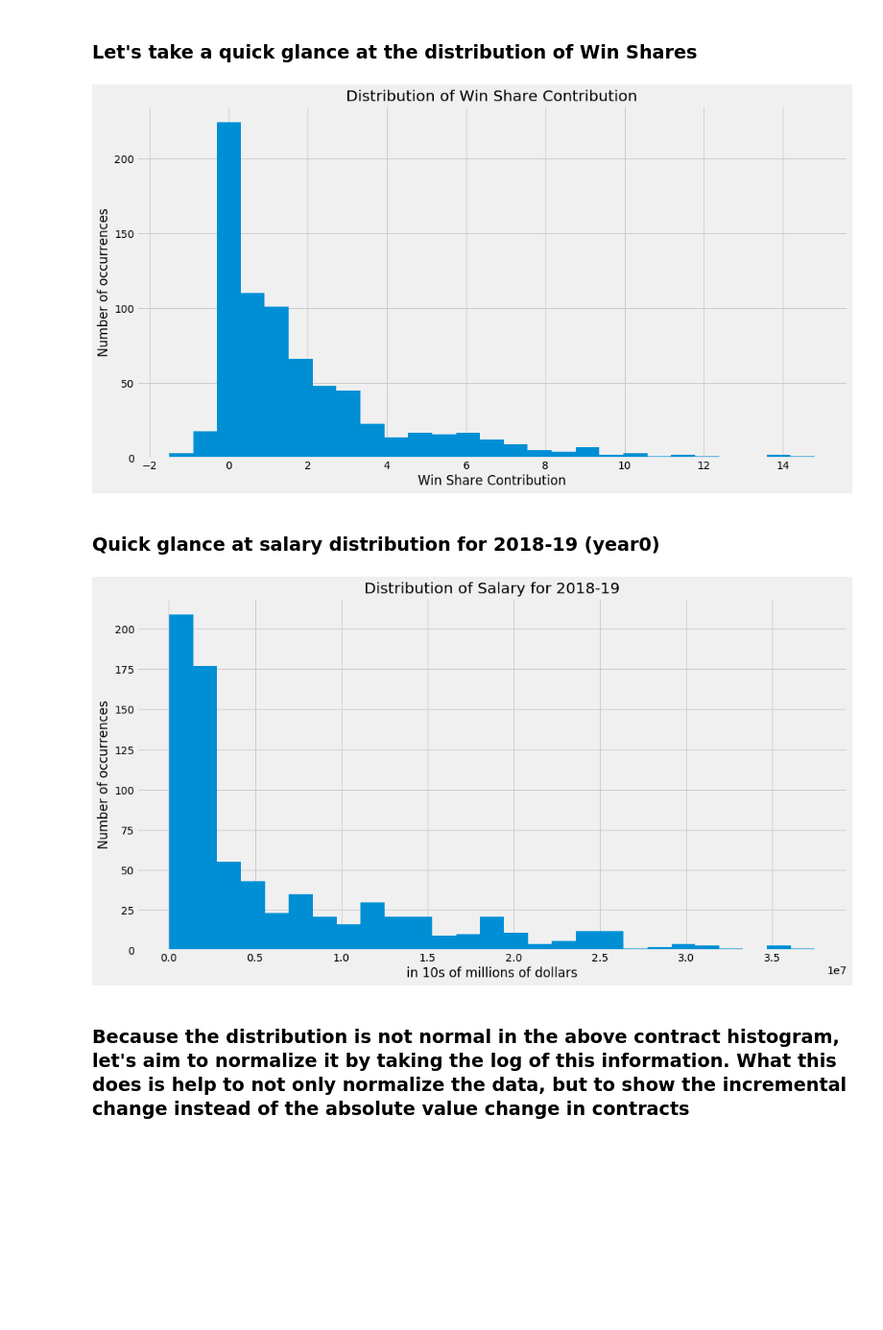
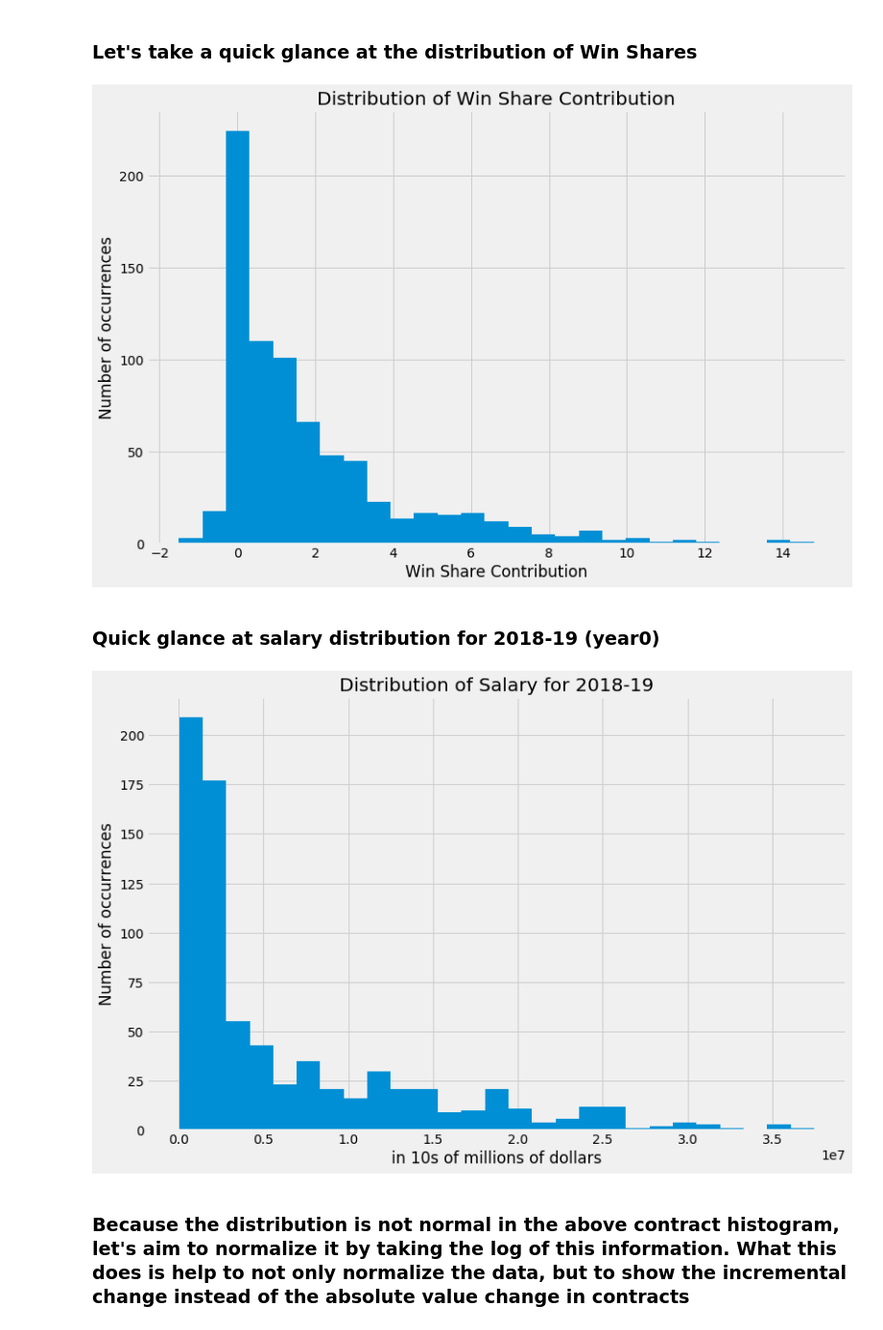
Before and after one commit to drduda9/NBA-Player-Value, a Jupyter notebook: Machine Learning.ipynb, the cells around one changed output. Shown at 96% size. Cells and saved outputs as stored; diff of their text form; code cells hidden in the pictures; blank space fills up the shorter version.

```diff
--- a/Machine Learning.ipynb
+++ b/Machine Learning.ipynb
@@ -47,7 +47,7 @@ from scipy.stats import kendalltau
 
 %matplotlib inline
 plt.style.use('fivethirtyeight')
-plt.rcParams["figure.figsize"] = (15, 8)
+plt.rcParams["figure.figsize"] = (12, 8)
 # %% [markdown]
 ### Create Dataframe from csv
 #### Last updated 4/7/2019, includes games through 4/6/2019
@@ -501,3 +501,6 @@ df1.head(25)
 | 23 | 21 | og anunoby | SF | 21.0 | TOR | 65.0 | 1317.0 | 10.0 | 0.546 | 0.503 | ... | ... |
 | 24 | 22 | ryan arcidiacono | PG | 24.0 | CHI | 79.0 | 1899.0 | 11.3 | 0.586 | 0.528 | ... | ... |
 25 rows × 37 columns
+# %%
+# lets change the column names with percentages in them to not include the percent sign for future recall purposes
+df1.rename(columns = {"3PAr" : "threePAr","TS%": "TSr", "ORB%": "ORBr", "DRB%" : "DRBr", "TRB%" : "TRBr", "AST%" : "ASTr", "STL%" : "STLr", "BLK%" : "BLKr", "TOV%" : "TOVr", "USG%" : "USGr"}, inplace = True)
@@ -537,19 +550,19 @@ print(len(df2))
 # %%
 WS = df2['WS']
 
 n_bins = np.sqrt(len(WS))
 
 n_bins = int(n_bins)
 
-_ = plt.figure(figsize = (15, 8))
+_ = plt.figure(figsize = (12, 8))
 _ = plt.hist(WS, bins = n_bins)
 _ = plt.xlabel('Win Share Contribution')
 _ = plt.ylabel('Number of occurrences')
 _ = plt.title('Distribution of Win Share Contribution')
 
 plt.show()
 # %% [output]
-[figure, old version]
+[figure, new version]
 # %% [markdown]
 ### Quick glance at salary distribution for 2018-19 (year0)
 # %%
@@ -564,7 +577,7 @@ _ = plt.title('Distribution of Salary for 2018-19')
 
 plt.show()
 # %% [output]
-[figure, old version]
+[figure, new version]
 # %% [markdown]
 ### Because the distribution is not normal in the above contract histogram, let's aim to normalize it by taking the log of this information. What this does is help to not only normalize the data, but to show the incremental change instead of the absolute value change in contracts
 # %%
```
Also changed, not shown: parts of 56 cells of this notebook.
